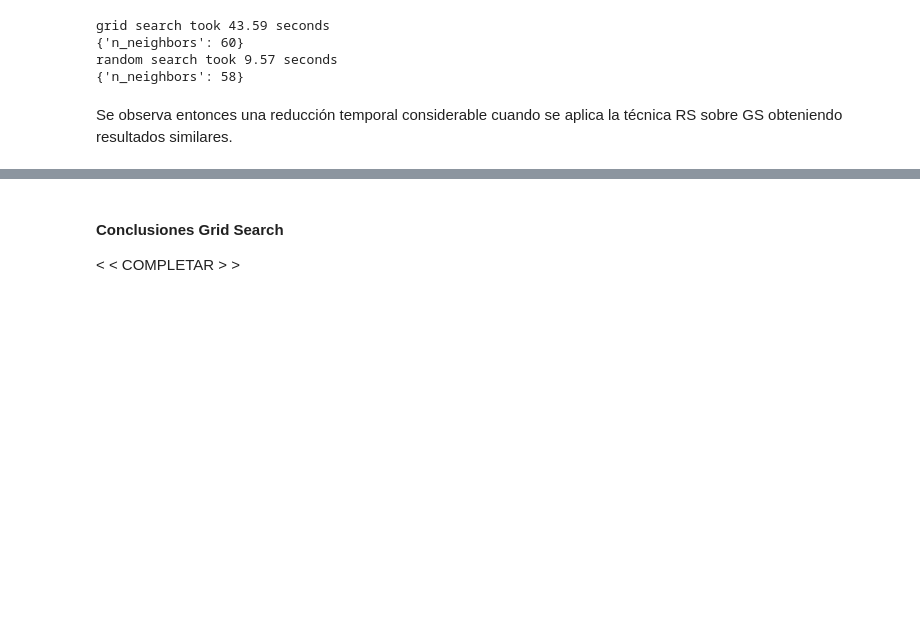
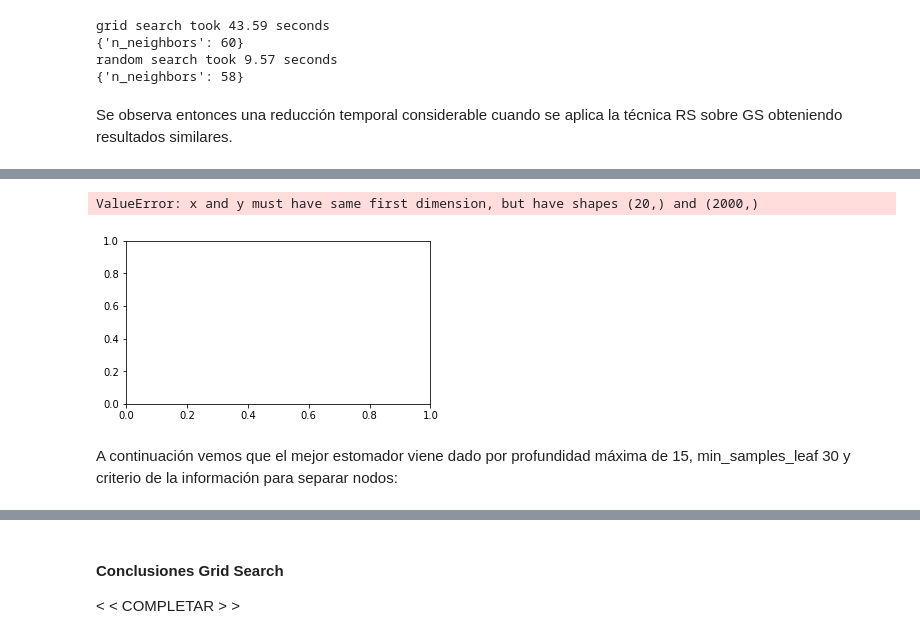
Before and after one commit to stellasm/repo_aa, a Jupyter notebook: TP1/TP1.ipynb, the cells around one changed output, grey strips where cells are left out. Cells and saved outputs as stored; diff of their text form; code cells hidden in the pictures; blank space fills up the shorter version.

Commit message:
ej 3, algo de decision tree

```diff
--- a/TP1/TP1.ipynb
+++ b/TP1/TP1.ipynb
@@ -558,0 +563,8 @@ Se observa entonces una reducción temporal considerable cuando se aplica la té
+# %%
+max_depth = list(range(1,21))
+min_samples_leaf = list(range(1,101))
+criterion = ['gini', 'entropy']
+param_grid = dict(max_depth=max_depth, min_samples_leaf=min_samples_leaf, criterion=criterion)
+tree = sklearn.tree.DecisionTreeClassifier()
+grid = sklearn.model_selection.GridSearchCV(tree, param_grid=param_grid, cv=5, scoring='roc_auc', iid='True')
+grid.fit(X_dev, y_dev.values.ravel())
@@ -558,0 +583,16 @@ Se observa entonces una reducción temporal considerable cuando se aplica la té
+# %%
+plt.figure(figsize=(12,3))
+N = len(criterion)
+for criterio, color in zip(criterion,['r','b']):
+    i = criterion.index(criterio)
+    plt.subplot(1,N,i+1)
+    for sample, style in (('train','-'),('test','--')):
+        plt.plot(max_depth, grid.cv_results_['mean_%s_score' % (sample)][grid.cv_results_['param_criterion'] == criterio],
+                 style, color=color, alpha=0.7, label="%s" % (sample))
+    plt.title(criterio)
+    plt.xlabel('max_depth')
+    plt.ylabel('roc auc')
+plt.show()
+# %% [output]
+ValueError: x and y must have same first dimension, but have shapes (20,) and (2000,)
+[figure, added]
@@ -558,0 +612,2 @@ Se observa entonces una reducción temporal considerable cuando se aplica la té
+# %% [markdown]
+A continuación vemos que  el mejor estomador viene dado por profundidad máxima de 15, min_samples_leaf 30 y criterio de la información para separar nodos:
```
Also changed, not shown: parts of 7 cells of this notebook.
